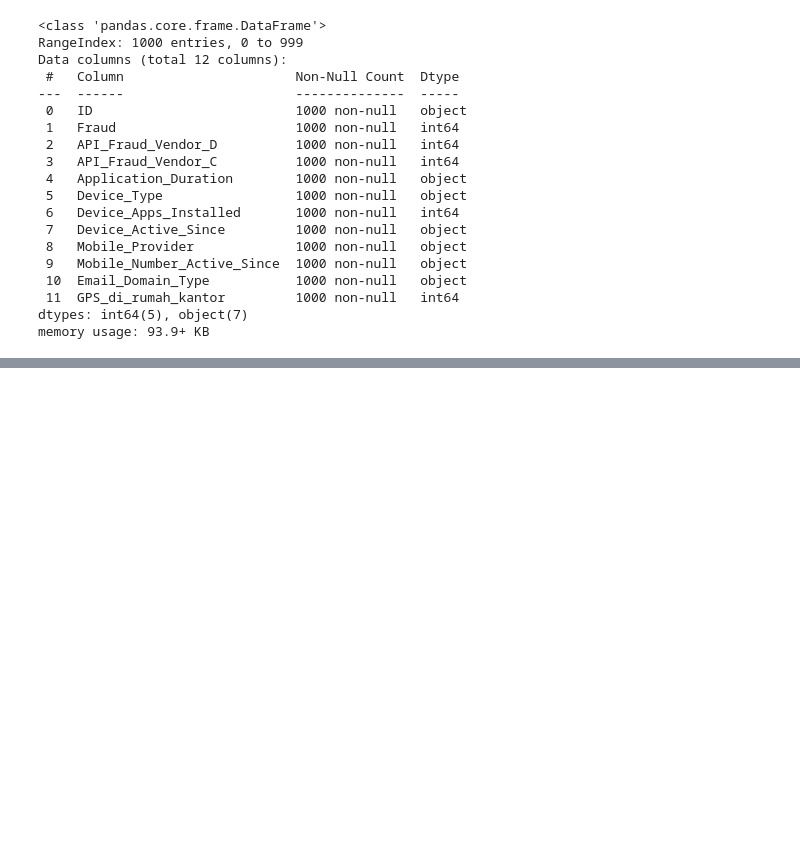
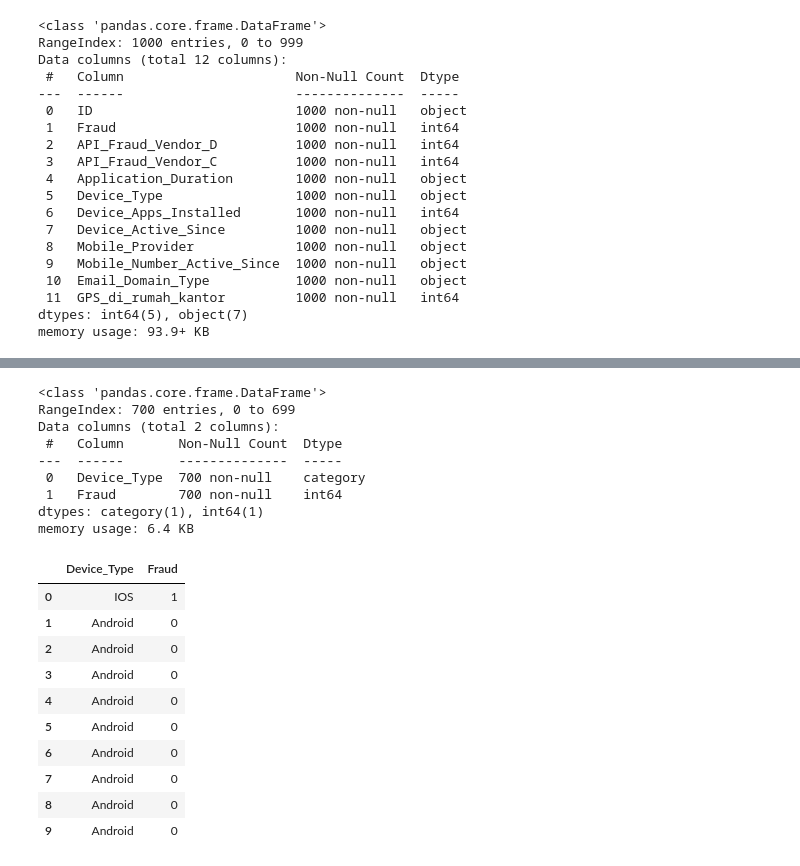
Before and after one commit to IndraLukasTjahaja/Digital_Credit_Risk, a Jupyter notebook: Lampiran_1_Fraud_Scoring.ipynb, the cells around one changed output, grey strips where cells are left out. Cells and saved outputs as stored; diff of their text form; code cells hidden in the pictures; blank space fills up the shorter version.

```diff
--- a/Lampiran_1_Fraud_Scoring.ipynb
+++ b/Lampiran_1_Fraud_Scoring.ipynb
@@ -74,0 +106,24 @@ df['GPS_di_rumah_kantor'] = df.GPS_di_rumah_kantor.astype('int64')
+# %%
+df_train.info()
+df_train.head(10)
+# %% [output]
+<class 'pandas.core.frame.DataFrame'>
+RangeIndex: 700 entries, 0 to 699
+Data columns (total 2 columns):
+ #   Column       Non-Null Count  Dtype
+---  ------       --------------  -----
+ 0   Device_Type  700 non-null    category
+ 1   Fraud        700 non-null    int64
+dtypes: category(1), int64(1)
+memory usage: 6.4 KB
+|  | Device_Type | Fraud |
+| 0 | IOS | 1 |
+| 1 | Android | 0 |
+| 2 | Android | 0 |
+| 3 | Android | 0 |
+| 4 | Android | 0 |
+| 5 | Android | 0 |
+| 6 | Android | 0 |
+| 7 | Android | 0 |
+| 8 | Android | 0 |
+| 9 | Android | 0 |
```
Also changed, not shown: parts of 5 cells of this notebook.
